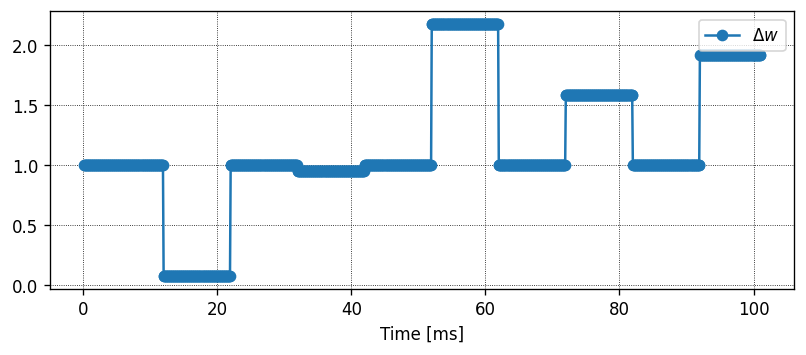
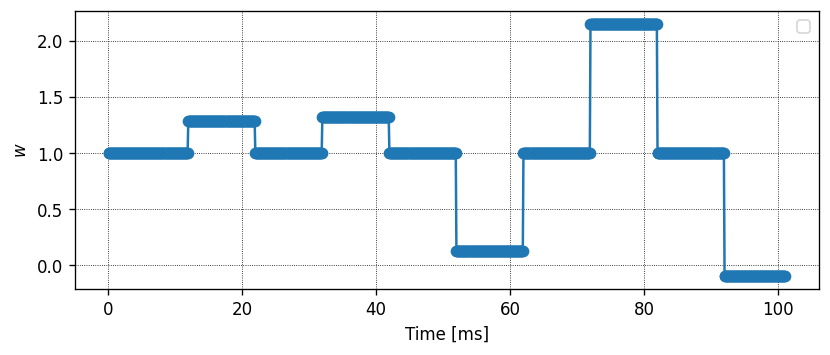
The change to this notebook cell's code, shown as a diff; its figure went from the first image to the second:
--- before
+++ after
@@ -8,6 +8,7 @@
 
 fig, ax = plt.subplots()
-ax.plot(timevec, dw, marker="o", label="$\\Delta w$")
+ax.plot(timevec, dw, marker="o")
 ax.set_xlabel("Time [ms]")
+ax.set_ylabel("$w$")
 ax.legend()
 plt.show()

Commit: use multiplicity for signalling